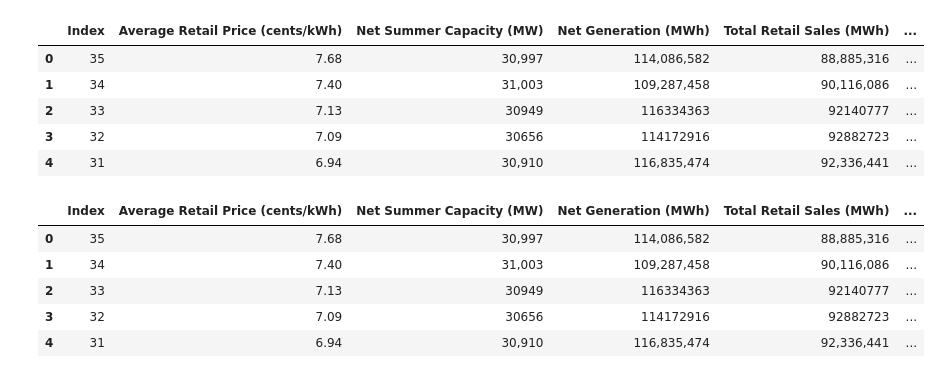
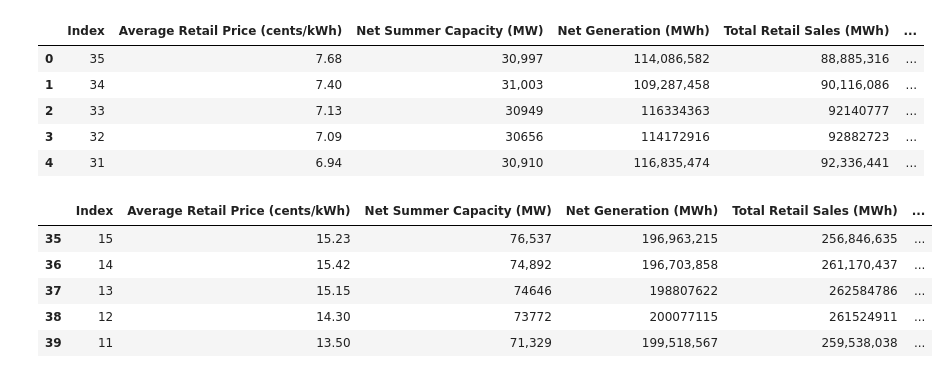
Before and after one commit to cweinreich24/State-Utilities-Analysis, a Jupyter notebook: PopulationAndRate.ipynb, the cells around one changed output. Cells and saved outputs as stored; diff of their text form; code cells hidden in the pictures.

```diff
--- a/PopulationAndRate.ipynb
+++ b/PopulationAndRate.ipynb
@@ -101,5 +98,5 @@ NYplot = NY_df.plot(x="Year", y = "Average Retail Price (cents/kWh)", ax=ax, lab
 # %%
-popdata = "Data/StatesAnnualRatesPop.csv"
+popdata = "TylerData/StatesAnnualRatesPop.csv"
 
 pop_df = pd.read_csv(popdata)
 
@@ -114,14 +111,14 @@ pop_df.head()
 # %%
 WAPop_df = pop_df[pop_df["State"]=="Washington"]
 CAPop_df = pop_df[pop_df["State"]=="California"]
 NYPop_df = pop_df[pop_df["State"]=="New York"]
 ILPop_df = pop_df[pop_df["State"]=="Illinois"]
-WAPop_df
+CAPop_df
 # %% [output]
 |  | Index | Average Retail Price (cents/kWh) | Net Summer Capacity (MW) | Net Generation (MWh) | Total Retail Sales (MWh) | ... |
-| 0 | 35 | 7.68 | 30,997 | 114,086,582 | 88,885,316 | ... |
-| 1 | 34 | 7.40 | 31,003 | 109,287,458 | 90,116,086 | ... |
-| 2 | 33 | 7.13 | 30949 | 116334363 | 92140777 | ... |
-| 3 | 32 | 7.09 | 30656 | 114172916 | 92882723 | ... |
-| 4 | 31 | 6.94 | 30,910 | 116,835,474 | 92,336,441 | ... |
+| 35 | 15 | 15.23 | 76,537 | 196,963,215 | 256,846,635 | ... |
+| 36 | 14 | 15.42 | 74,892 | 196,703,858 | 261,170,437 | ... |
+| 37 | 13 | 15.15 | 74646 | 198807622 | 262584786 | ... |
+| 38 | 12 | 14.30 | 73772 | 200077115 | 261524911 | ... |
+| 39 | 11 | 13.50 | 71,329 | 199,518,567 | 259,538,038 | ... |
 # %%
```
Also changed, not shown: parts of 6 cells of this notebook, 17 other files.
